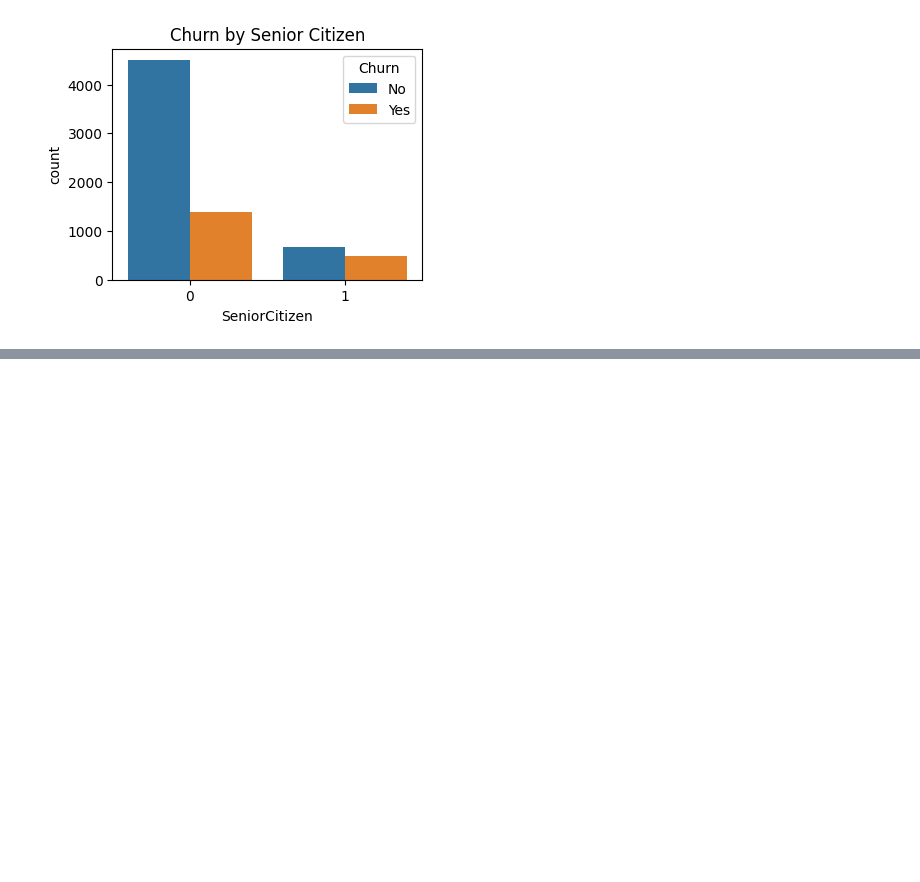
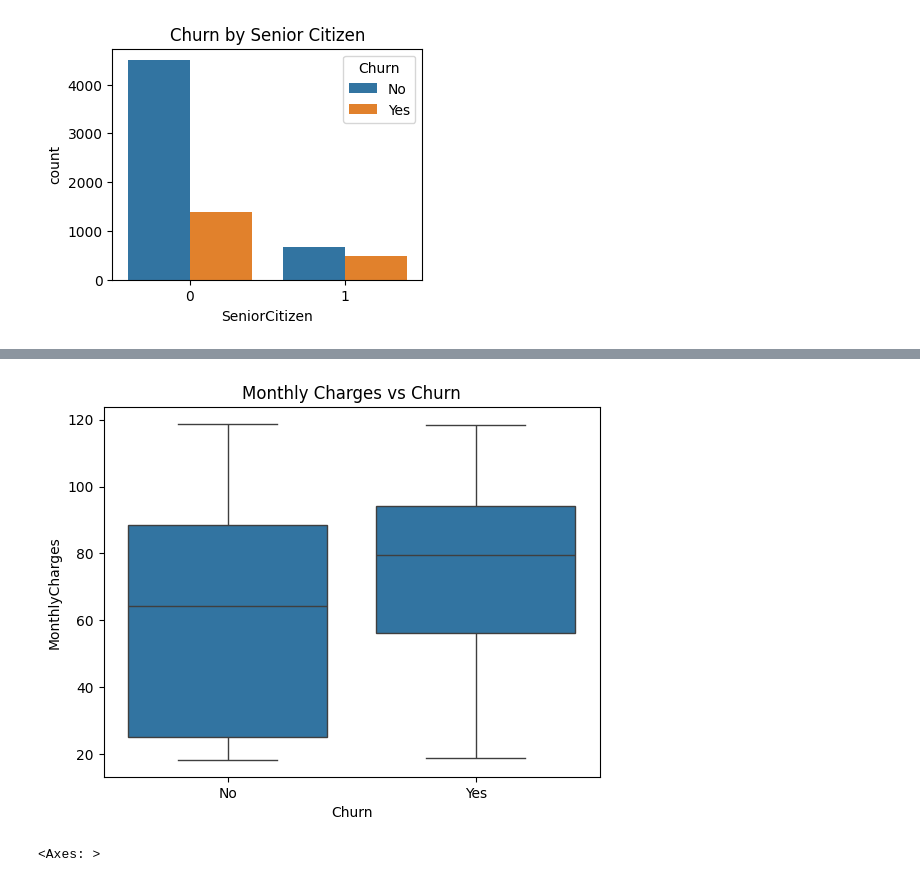
Before and after one commit to Md-Maruf-1727/Machine-Learning-Algorithms, a Jupyter notebook: Decision Tree Classifier/Customer churn prediction/code.ipynb, the cells around one changed output, grey strips where cells are left out. Cells and saved outputs as stored; diff of their text form; code cells hidden in the pictures; blank space fills up the shorter version.

```diff
--- a/Decision Tree Classifier/Customer churn prediction/code.ipynb
+++ b/Decision Tree Classifier/Customer churn prediction/code.ipynb
@@ -105,0 +123,7 @@ plt.show()
+# %%
+# Creates a boxplot to visualize the distribution of monthly charges for each churn category with a title.
+sns.boxplot(x='Churn', y='MonthlyCharges', data=df)  # Plots a boxplot of 'MonthlyCharges' grouped by 'Churn'.
+plt.title("Monthly Charges vs Churn")               # Adds a title to the plot.
+plt.show()                                          # Displays the boxplot.
+# %% [output]
+[figure, added]
@@ -105,0 +139,4 @@ plt.show()
+# %%
+sns.heatmap(df[['tenure', 'MonthlyCharges', 'TotalCharges']], annot=True)
+# %% [output]
+<Axes: >
```
Also changed, not shown: parts of 6 cells of this notebook.
